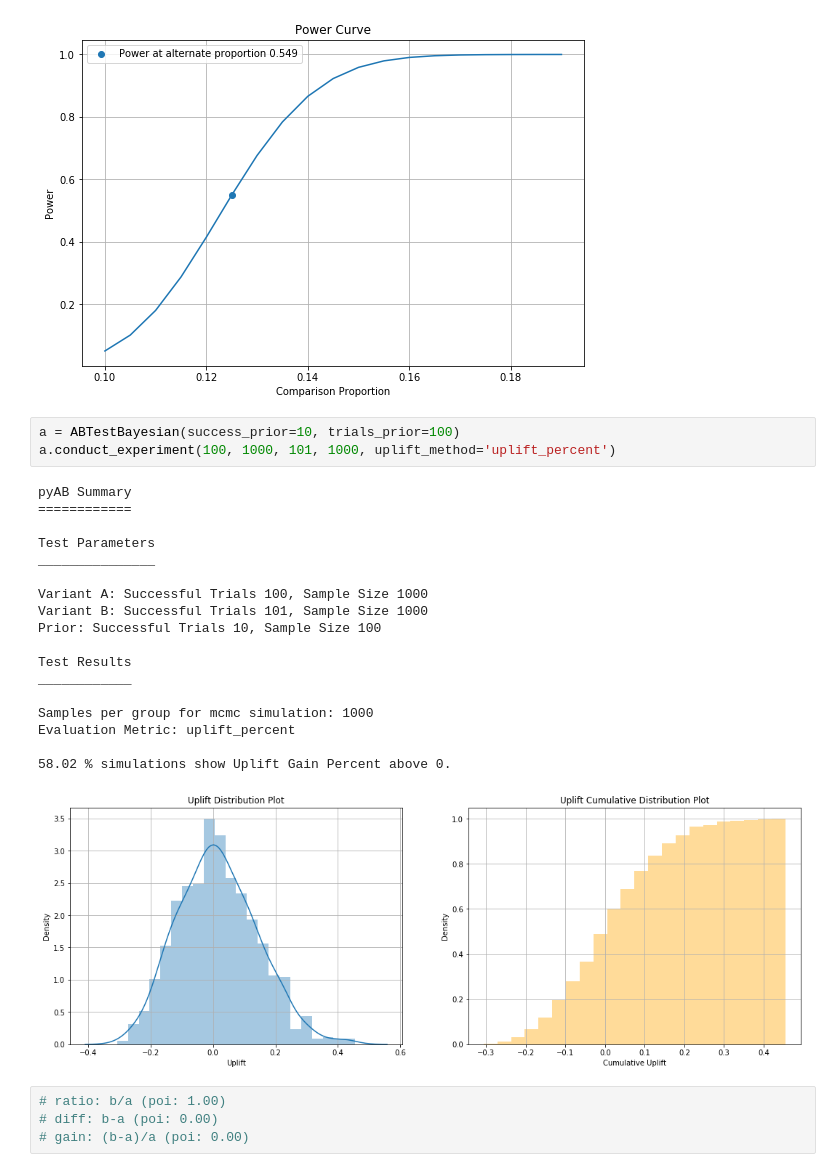
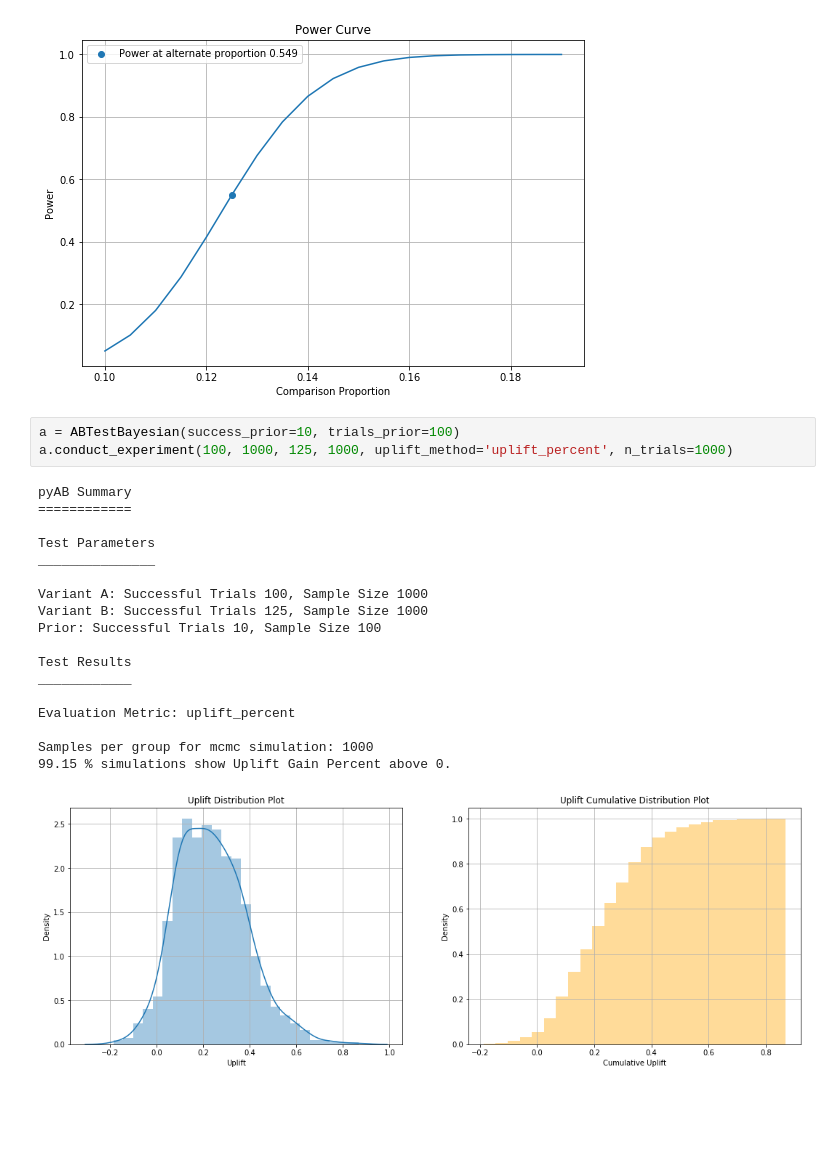
Before and after one commit to AdiVarma27/pyAB, a Jupyter notebook: Example.ipynb, the cells around one changed output. Saved outputs shown, nothing was run; the diff lists cells and outputs as text; blank space fills up the shorter version.

```diff
--- a/Example.ipynb
+++ b/Example.ipynb
@@ -35,27 +35,23 @@ Power: 0.549
 [figure]
 # %%
 a = ABTestBayesian(success_prior=10, trials_prior=100)
-a.conduct_experiment(100, 1000, 101, 1000, uplift_method='uplift_percent')
+a.conduct_experiment(100, 1000, 125, 1000, uplift_method='uplift_percent', n_trials=1000)
 # %% [output]
 pyAB Summary
 ============
 
 Test Parameters
 _______________
 
 Variant A: Successful Trials 100, Sample Size 1000
-Variant B: Successful Trials 101, Sample Size 1000
+Variant B: Successful Trials 125, Sample Size 1000
 Prior: Successful Trials 10, Sample Size 100
 
 Test Results
 ____________
 
-Samples per group for mcmc simulation: 1000
 Evaluation Metric: uplift_percent
 
-58.02 % simulations show Uplift Gain Percent above 0.
+Samples per group for mcmc simulation: 1000
+99.15 % simulations show Uplift Gain Percent above 0.
-[figure, old version]
+[figure, new version]
-# %%
-# ratio: b/a (poi: 1.00)
-# diff: b-a (poi: 0.00)
-# gain: (b-a)/a (poi: 0.00)
```
Also changed, not shown: 1 other file.
